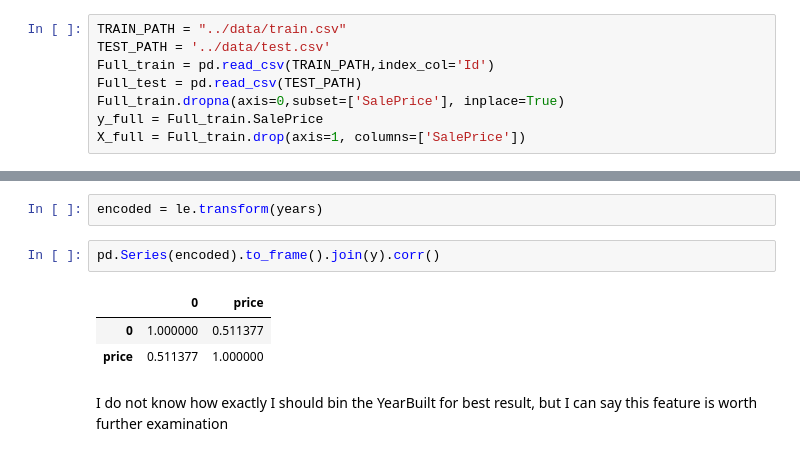
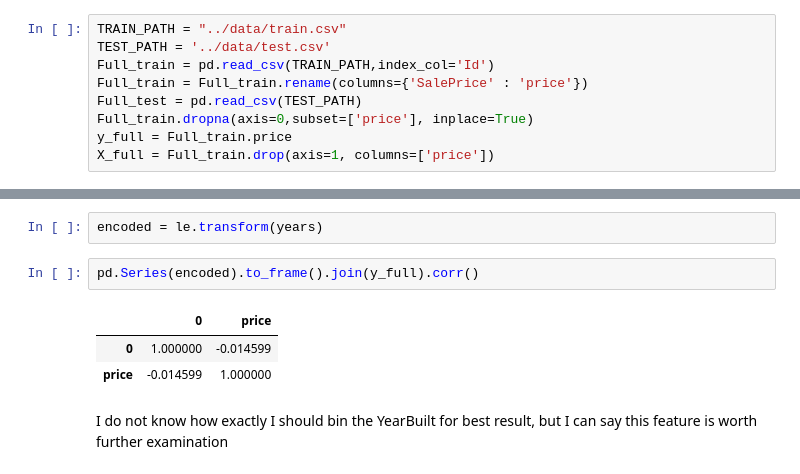
Before and after one commit to Golden-dreamer/kaggle-house, a Jupyter notebook: notebooks/Data exploration.ipynb, the cells around one changed output, grey strips where cells are left out. Drawn from its saved outputs; the diff is of its cells as text.

```diff
--- a/notebooks/Data exploration.ipynb
+++ b/notebooks/Data exploration.ipynb
@@ -14,7 +14,8 @@ from sklearn.preprocessing import LabelEncoder
 TRAIN_PATH = "../data/train.csv"
 TEST_PATH = '../data/test.csv'
 Full_train = pd.read_csv(TRAIN_PATH,index_col='Id')
+Full_train = Full_train.rename(columns={'SalePrice' : 'price'})
 Full_test = pd.read_csv(TEST_PATH)
-Full_train.dropna(axis=0,subset=['SalePrice'], inplace=True)
-y_full = Full_train.SalePrice
-X_full = Full_train.drop(axis=1, columns=['SalePrice'])
+Full_train.dropna(axis=0,subset=['price'], inplace=True)
+y_full = Full_train.price
+X_full = Full_train.drop(axis=1, columns=['price'])
@@ -282,11 +282,11 @@ LabelEncoder()
 # %%
 encoded = le.transform(years)
 # %%
-pd.Series(encoded).to_frame().join(y).corr()
+pd.Series(encoded).to_frame().join(y_full).corr()
 # %% [output]
 |  | 0 | price |
-| 0 | 1.000000 | 0.511377 |
-| price | 0.511377 | 1.000000 |
+| 0 | 1.000000 | -0.014599 |
+| price | -0.014599 | 1.000000 |
 # %% [markdown]
 I do not know how exactly I should bin the YearBuilt for best result, but I can say this feature is worth further examination
 # %%
```
Also changed, not shown: parts of 132 cells of this notebook, 1 other file.
